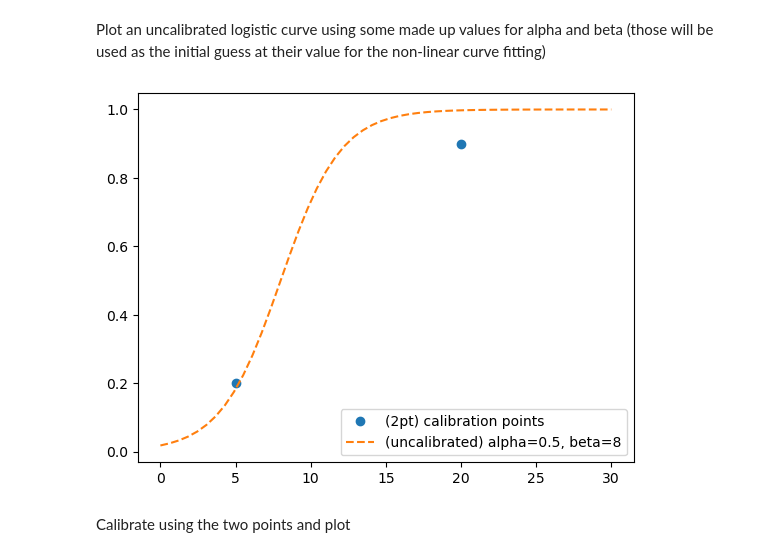
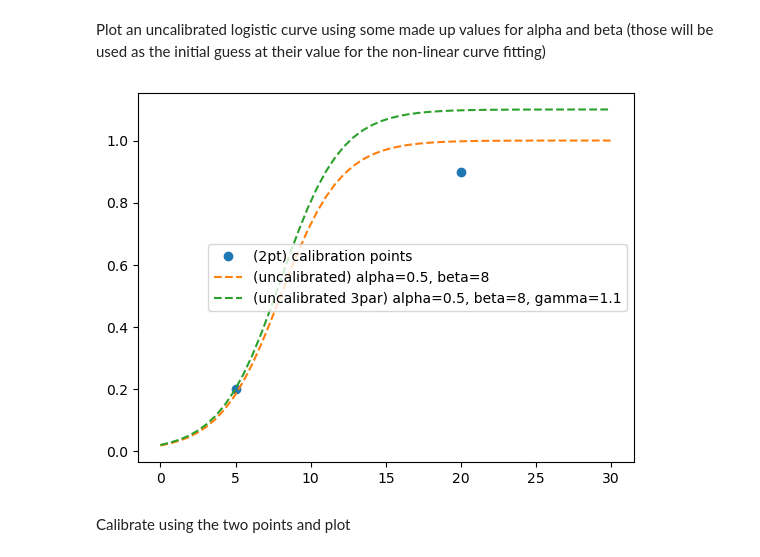
Before and after one commit to csiro-energy-systems/demand-forecasting, a Jupyter notebook: notebooks/logistic-curve-calibration.ipynb, the cells around one changed output. Drawn from its saved outputs; the diff is of its cells as text; code cells hidden in the pictures.

```diff
--- a/notebooks/logistic-curve-calibration.ipynb
+++ b/notebooks/logistic-curve-calibration.ipynb
@@ -10,6 +10,9 @@ Define the form of the adoption curve
 # %%
 def adoption(t, a, b):
     return 1 / (1 + np.exp(-a * (t - b)))
+
+def adoption3(t, a, b, c):
+   return c / (1 + np.exp(-a * (t - b)))
 # %% [markdown]
 Define the two point calibration data (from Paul's spreadsheet) and plot.
 # %%
@@ -32,18 +35,26 @@ Plot an uncalibrated logistic curve using some made up values for alpha and beta
 # %%
 alpha0 = 0.5
 beta0 = 8
+gamma0 = 1.1
 p_guess = [alpha0, beta0]
+p_guess3 = [alpha0, beta0, gamma0]
 t = np.linspace(0, 30)
 ax.plot(
     t,
     adoption(t, alpha0, beta0),
     linestyle="--",
     label=f"(uncalibrated) alpha={round(alpha0,2)}, beta={round(beta0,2)}",
 );
+ax.plot(
+    t,
+    adoption3(t, alpha0, beta0, gamma0),
+    linestyle="--",
+    label=f"(uncalibrated 3par) alpha={round(alpha0,2)}, beta={round(beta0,2)}, gamma={round(gamma0,2)}",
+);
 ax.legend()
 fig
 # %% [output]
-[figure, old version]
+[figure, new version]
 # %% [markdown]
 Calibrate using the two points and plot
 # %%
```
Also changed, not shown: parts of 3 cells of this notebook.
